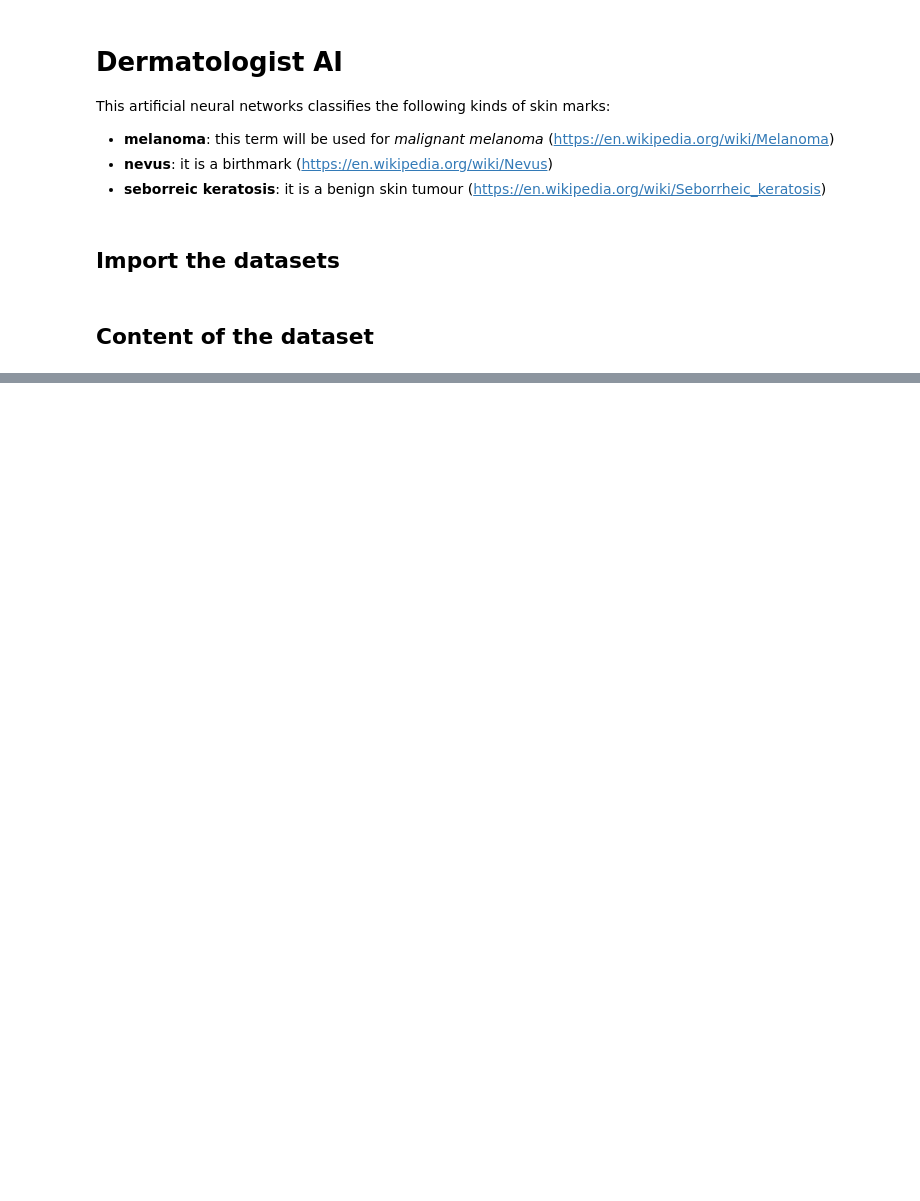
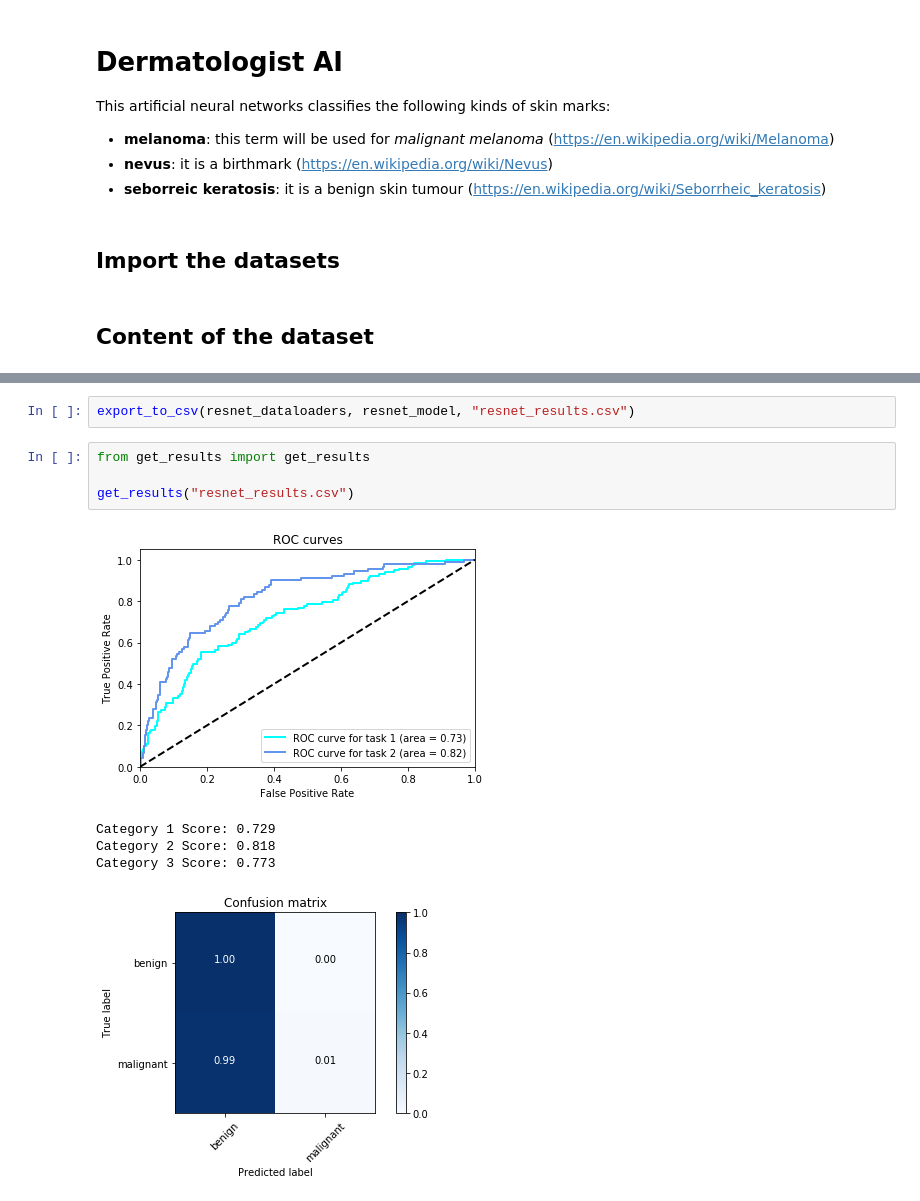
Before and after one commit to SourignaSimmalavong/dermatologist-ai, a Jupyter notebook: dermatologist-ai.ipynb, the cells around one changed output, grey strips where cells are left out. Drawn from its saved outputs; the diff is of its cells as text; blank space fills up the shorter version.

```diff
--- a/dermatologist-ai.ipynb
+++ b/dermatologist-ai.ipynb
@@ -110,0 +351,12 @@ for dataset_name in datasets_names:
+# %%
+export_to_csv(resnet_dataloaders, resnet_model, "resnet_results.csv")
+# %%
+from get_results import get_results
+
+get_results("resnet_results.csv")
+# %% [output]
+[figure, added]
+Category 1 Score: 0.729
+Category 2 Score: 0.818
+Category 3 Score: 0.773
+[figure, added]
```
Also changed, not shown: parts of 23 cells of this notebook, 3 other files.
